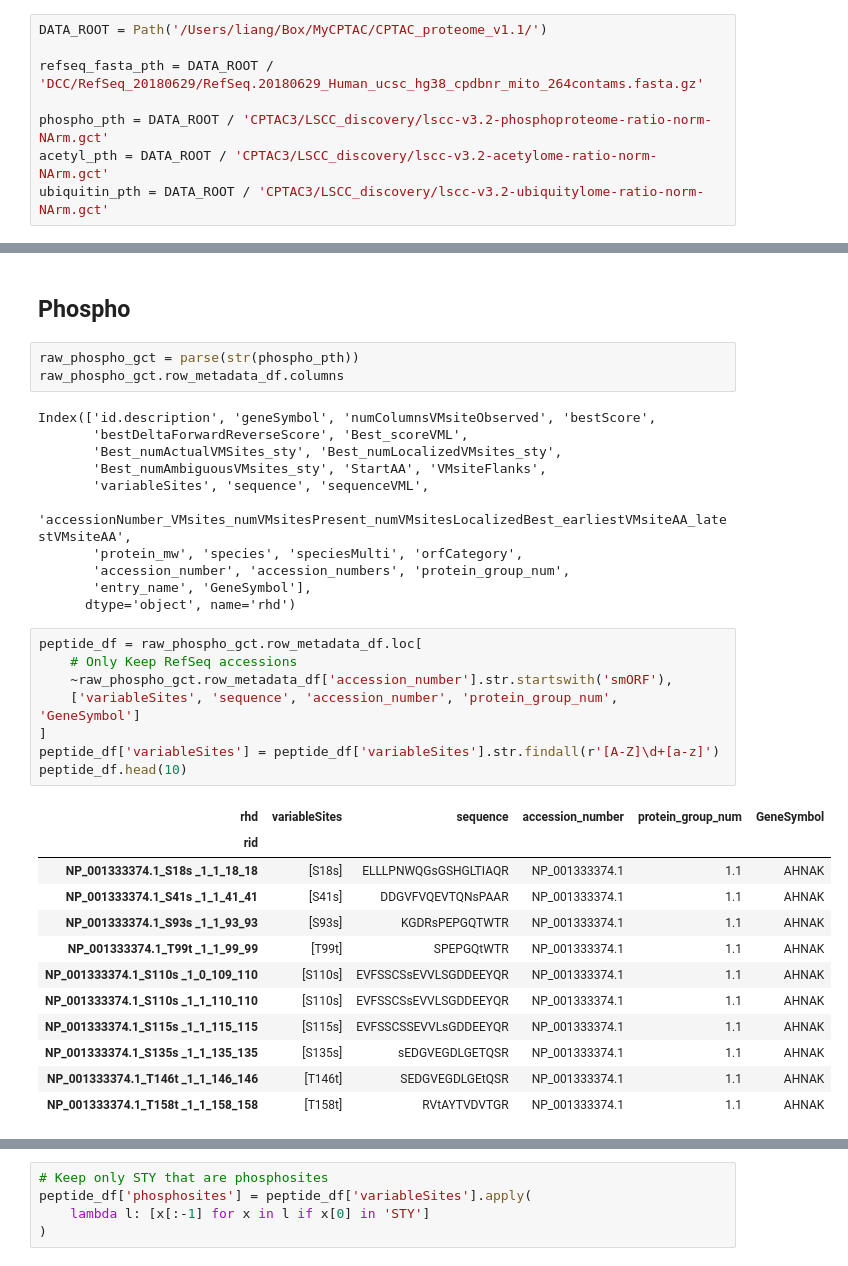
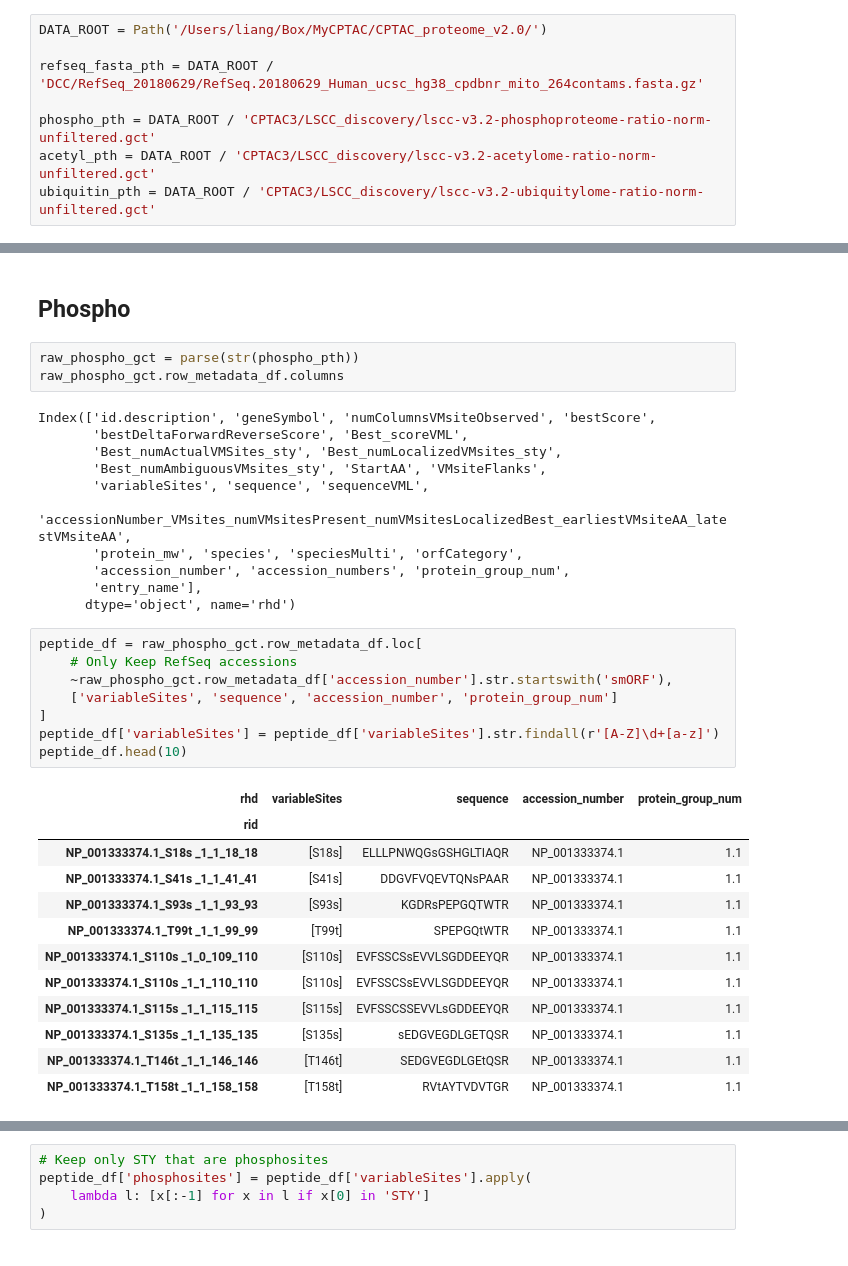
Before and after one commit to ccwang002/cptac_proteome_preprocess, a Jupyter notebook: notebooks/01_cptac3/05_luscc_discovery_peptide_range.ipynb, the cells around one changed output, grey strips where cells are left out. Saved outputs shown, nothing was run; the diff lists cells and outputs as text.

```diff
--- a/notebooks/01_cptac3/05_luscc_discovery_peptide_range.ipynb
+++ b/notebooks/01_cptac3/05_luscc_discovery_peptide_range.ipynb
@@ -6,13 +6,13 @@ from pysam import FastaFile
 import pandas as pd
 from cmapPy.pandasGEXpress.parse import parse
 # %%
-DATA_ROOT = Path('/Users/liang/Box/MyCPTAC/CPTAC_proteome_v1.1/')
+DATA_ROOT = Path('/Users/liang/Box/MyCPTAC/CPTAC_proteome_v2.0/')
 
 refseq_fasta_pth = DATA_ROOT / 'DCC/RefSeq_20180629/RefSeq.20180629_Human_ucsc_hg38_cpdbnr_mito_264contams.fasta.gz'
 
-phospho_pth = DATA_ROOT / 'CPTAC3/LSCC_discovery/lscc-v3.2-phosphoproteome-ratio-norm-NArm.gct'
-acetyl_pth = DATA_ROOT / 'CPTAC3/LSCC_discovery/lscc-v3.2-acetylome-ratio-norm-NArm.gct'
-ubiquitin_pth = DATA_ROOT / 'CPTAC3/LSCC_discovery/lscc-v3.2-ubiquitylome-ratio-norm-NArm.gct'
+phospho_pth = DATA_ROOT / 'CPTAC3/LSCC_discovery/lscc-v3.2-phosphoproteome-ratio-norm-unfiltered.gct'
+acetyl_pth = DATA_ROOT / 'CPTAC3/LSCC_discovery/lscc-v3.2-acetylome-ratio-norm-unfiltered.gct'
+ubiquitin_pth = DATA_ROOT / 'CPTAC3/LSCC_discovery/lscc-v3.2-ubiquitylome-ratio-norm-unfiltered.gct'
 # %%
 protein_fa = FastaFile(str(refseq_fasta_pth))
 # %%
@@ -45,29 +45,29 @@ Index(['id.description', 'geneSymbol', 'numColumnsVMsiteObserved', 'bestScore',
        'accessionNumber_VMsites_numVMsitesPresent_numVMsitesLocalizedBest_earliestVMsiteAA_latestVMsiteAA',
        'protein_mw', 'species', 'speciesMulti', 'orfCategory',
        'accession_number', 'accession_numbers', 'protein_group_num',
-       'entry_name', 'GeneSymbol'],
+       'entry_name'],
       dtype='object', name='rhd')
 # %%
 peptide_df = raw_phospho_gct.row_metadata_df.loc[
     # Only Keep RefSeq accessions
     ~raw_phospho_gct.row_metadata_df['accession_number'].str.startswith('smORF'),
-    ['variableSites', 'sequence', 'accession_number', 'protein_group_num', 'GeneSymbol']
+    ['variableSites', 'sequence', 'accession_number', 'protein_group_num']
 ]
 peptide_df['variableSites'] = peptide_df['variableSites'].str.findall(r'[A-Z]\d+[a-z]')
 peptide_df.head(10)
 # %% [output]
-| rhd | variableSites | sequence | accession_number | protein_group_num | GeneSymbol |
-| rid |  |  |  |  |  |
-| NP_001333374.1_S18s _1_1_18_18 | [S18s] | ELLLPNWQGsGSHGLTIAQR | NP_001333374.1 | 1.1 | AHNAK |
-| NP_001333374.1_S41s _1_1_41_41 | [S41s] | DDGVFVQEVTQNsPAAR | NP_001333374.1 | 1.1 | AHNAK |
-| NP_001333374.1_S93s _1_1_93_93 | [S93s] | KGDRsPEPGQTWTR | NP_001333374.1 | 1.1 | AHNAK |
-| NP_001333374.1_T99t _1_1_99_99 | [T99t] | SPEPGQtWTR | NP_001333374.1 | 1.1 | AHNAK |
-| NP_001333374.1_S110s _1_0_109_110 | [S110s] | EVFSSCSsEVVLSGDDEEYQR | NP_001333374.1 | 1.1 | AHNAK |
-| NP_001333374.1_S110s _1_1_110_110 | [S110s] | EVFSSCSsEVVLSGDDEEYQR | NP_001333374.1 | 1.1 | AHNAK |
-| NP_001333374.1_S115s _1_1_115_115 | [S115s] | EVFSSCSSEVVLsGDDEEYQR | NP_001333374.1 | 1.1 | AHNAK |
-| NP_001333374.1_S135s _1_1_135_135 | [S135s] | sEDGVEGDLGETQSR | NP_001333374.1 | 1.1 | AHNAK |
-| NP_001333374.1_T146t _1_1_146_146 | [T146t] | SEDGVEGDLGEtQSR | NP_001333374.1 | 1.1 | AHNAK |
-| NP_001333374.1_T158t _1_1_158_158 | [T158t] | RVtAYTVDVTGR | NP_001333374.1 | 1.1 | AHNAK |
+| rhd | variableSites | sequence | accession_number | protein_group_num |
+| rid |  |  |  |  |
+| NP_001333374.1_S18s _1_1_18_18 | [S18s] | ELLLPNWQGsGSHGLTIAQR | NP_001333374.1 | 1.1 |
+| NP_001333374.1_S41s _1_1_41_41 | [S41s] | DDGVFVQEVTQNsPAAR | NP_001333374.1 | 1.1 |
+| NP_001333374.1_S93s _1_1_93_93 | [S93s] | KGDRsPEPGQTWTR | NP_001333374.1 | 1.1 |
+| NP_001333374.1_T99t _1_1_99_99 | [T99t] | SPEPGQtWTR | NP_001333374.1 | 1.1 |
+| NP_001333374.1_S110s _1_0_109_110 | [S110s] | EVFSSCSsEVVLSGDDEEYQR | NP_001333374.1 | 1.1 |
+| NP_001333374.1_S110s _1_1_110_110 | [S110s] | EVFSSCSsEVVLSGDDEEYQR | NP_001333374.1 | 1.1 |
+| NP_001333374.1_S115s _1_1_115_115 | [S115s] | EVFSSCSSEVVLsGDDEEYQR | NP_001333374.1 | 1.1 |
+| NP_001333374.1_S135s _1_1_135_135 | [S135s] | sEDGVEGDLGETQSR | NP_001333374.1 | 1.1 |
+| NP_001333374.1_T146t _1_1_146_146 | [T146t] | SEDGVEGDLGEtQSR | NP_001333374.1 | 1.1 |
+| NP_001333374.1_T158t _1_1_158_158 | [T158t] | RVtAYTVDVTGR | NP_001333374.1 | 1.1 |
 # %%
 # Check what residues are modified
 peptide_df['variableSites'].explode().apply(lambda x: x[0]).value_counts()
```
Also changed, not shown: parts of 9 cells of this notebook, 24 other files.
